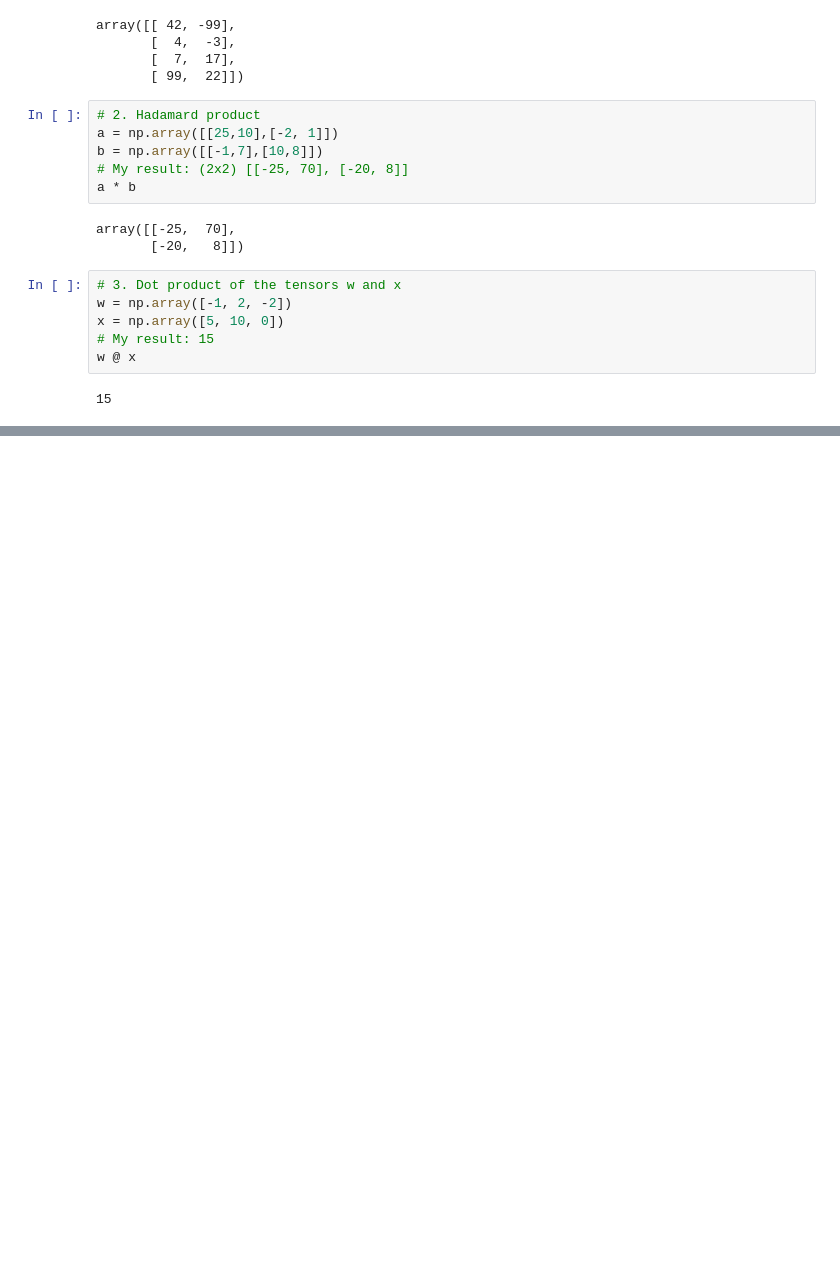
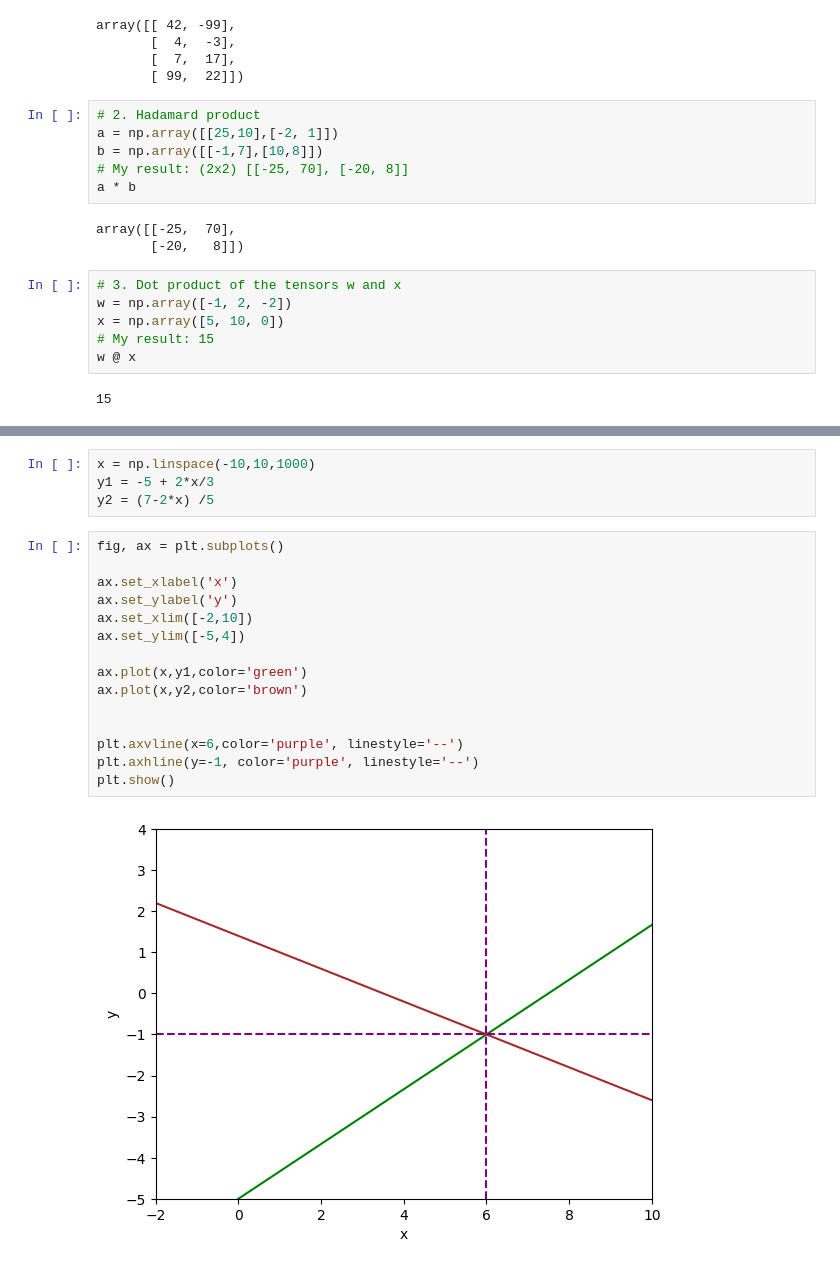
Before and after one commit to nttugit/mathematical-foundations-for-ml-course, a Jupyter notebook: segment_2/tensor_operation.ipynb, the cells around one changed output, grey strips where cells are left out. Saved outputs shown, nothing was run; the diff lists cells and outputs as text; blank space fills up the shorter version.

```diff
--- a/segment_2/tensor_operation.ipynb
+++ b/segment_2/tensor_operation.ipynb
@@ -148,0 +218,21 @@ w @ x
+# %%
+x = np.linspace(-10,10,1000)
+y1 = -5 + 2*x/3
+y2 = (7-2*x) /5
+# %%
+fig, ax = plt.subplots()
+
+ax.set_xlabel('x')
+ax.set_ylabel('y')
+ax.set_xlim([-2,10])
+ax.set_ylim([-5,4])
+
+ax.plot(x,y1,color='green')
+ax.plot(x,y2,color='brown')
+
+
+plt.axvline(x=6,color='purple', linestyle='--')
+plt.axhline(y=-1, color='purple', linestyle='--')
+plt.show()
+# %% [output]
+[figure, added]
```
Also changed, not shown: parts of 10 cells of this notebook, 1 other file.
